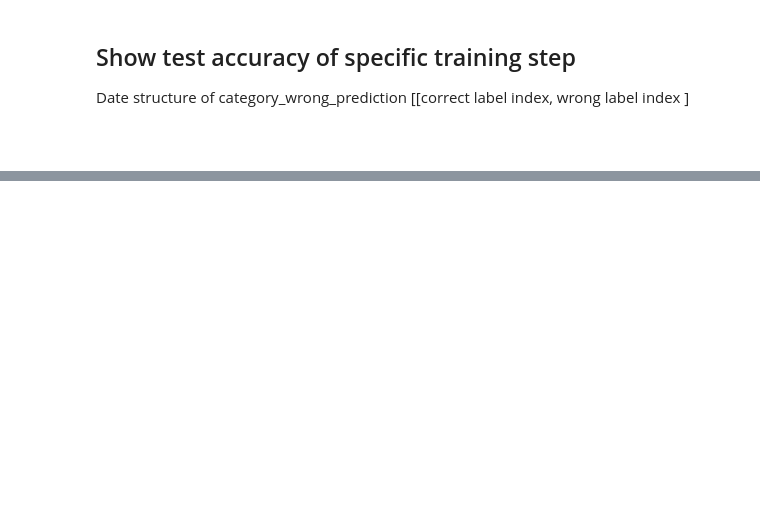
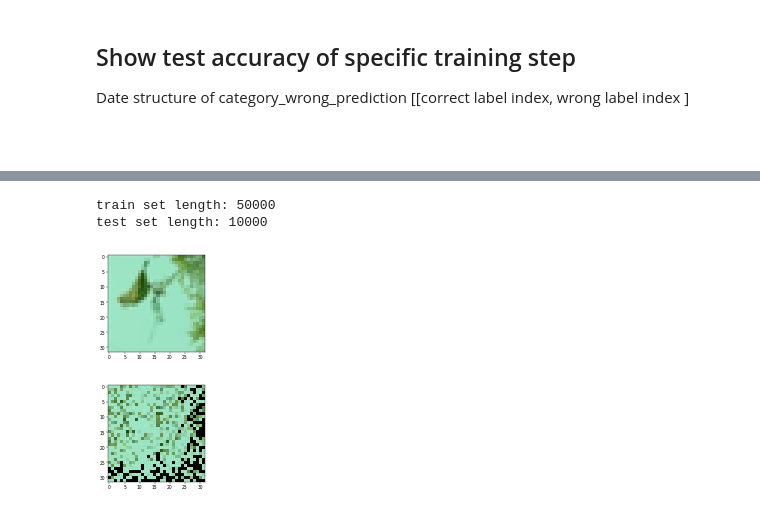
Before and after one commit to deechean/EvaluateMLModel, a Jupyter notebook: train_analysis.ipynb, the cells around one changed output, grey strips where cells are left out. Drawn from its saved outputs; the diff is of its cells as text; code cells hidden in the pictures; blank space fills up the shorter version.

```diff
--- a/train_analysis.ipynb
+++ b/train_analysis.ipynb
@@ -264,0 +231,43 @@ print(sess.run(b))
+# %%
+import random
+import numpy as np
+
+def random_wrap(image):
+        #if random.random() < 0.5:
+        max_offsetx = 10
+        max_offsety = 10
+        new_image = np.zeros((32+max_offsetx,32+max_offsety,3), dtype = int, order = 'C')
+        for i in range(np.shape(image)[0]+max_offsetx):
+            for j in range(np.shape(image)[1]+max_offsety):
+                """
+                if i < 32 and j < 32:
+                    new_image[i][j] += image[i][j]
+                    #print(new_image[i][j])
+                else:
+                    new_image[i][j] = 0
+                """
+                x_offset = random.randint(-max_offsetx, max_offsetx)
+                y_offset = random.randint(-max_offsety, max_offsety)
+                if i+x_offset >= np.shape(image)[0] or j+y_offset >= np.shape(image)[1]:
+                      new_image[i][j]= 0
+                else:
+                      new_image[i][j] = image[i+x_offset][j+y_offset]
+
+        return new_image[0:32,0:32,]
+
+data = cifar10(data_path)
+images, labels,_ = data.get_train_batch(1,True)
+for image in images:
+    new_image = random_wrap(image)
+    #print(image)
+    #print(new_image)
+    plt.rcParams['figure.dpi'] = 32
+    plt.imshow(image)
+    plt.show()
+    plt.imshow(new_image)
+    plt.show()
+# %% [output]
+train set length: 50000
+test set length: 10000
+[figure, added]
+[figure, added]
```
Also changed, not shown: parts of 6 cells of this notebook, 1 other file.
